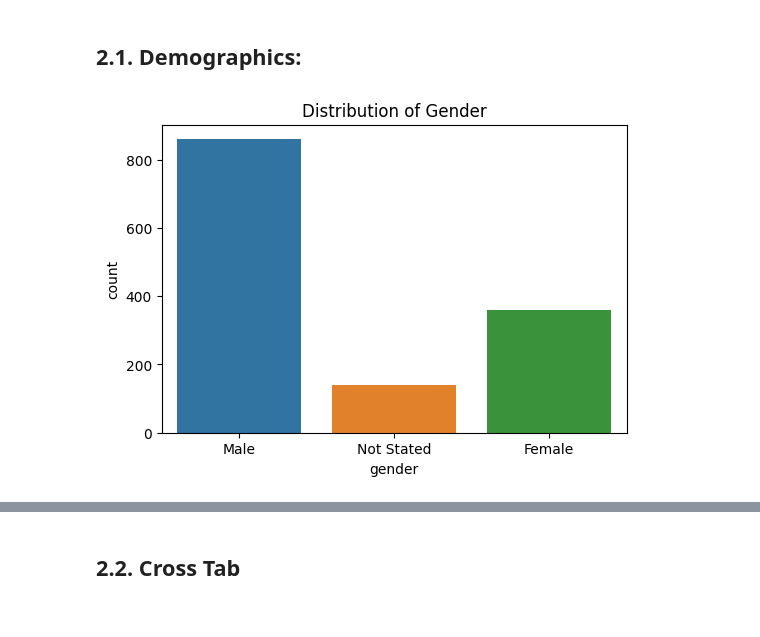
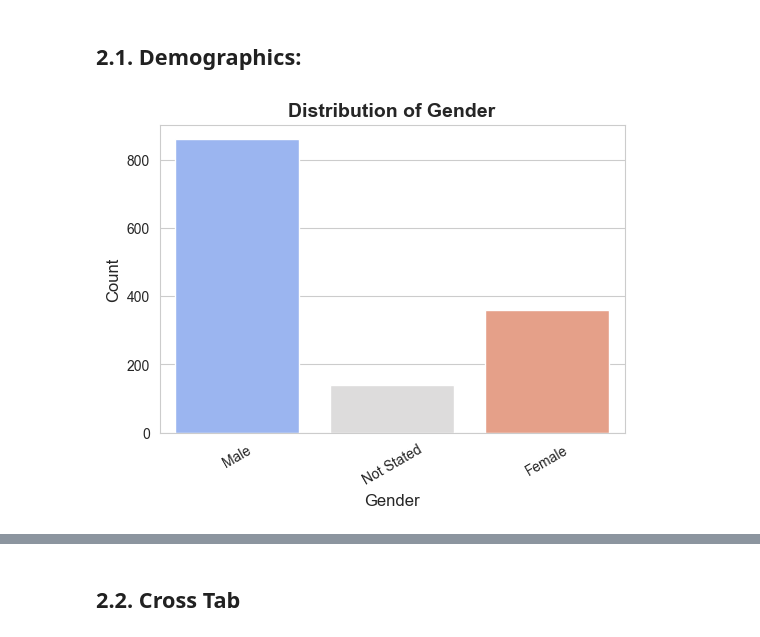
Before and after one commit to bernardomendonca/v2g-survey-analysis, a Jupyter notebook: 2_contextual_data.ipynb, the cells around one changed output, grey strips where cells are left out. Saved outputs shown, nothing was run; the diff lists cells and outputs as text; code cells hidden in the pictures.

```diff
--- a/2_contextual_data.ipynb
+++ b/2_contextual_data.ipynb
@@ -72,9 +73,13 @@ Sample of the combined DataFrame:
 # %% [markdown]
 ## 2.1. Demographics:
 # %%
-plt.figure(figsize=(6,4))
-sns.countplot(x="gender", data=df)
-plt.title("Distribution of Gender")
+plt.figure(figsize=(6, 4))
+sns.set_style("whitegrid")  # Add a background grid
+sns.countplot(x="gender", data=df, palette="coolwarm")  # Use a color palette
+plt.title("Distribution of Gender", fontsize=14, fontweight="bold")
+plt.xlabel("Gender", fontsize=12)
+plt.ylabel("Count", fontsize=12)
+plt.xticks(rotation=30)  # Rotate labels for better readability
 plt.show()
 # %% [output]
-[figure, old version]
+[figure, new version]
```
Also changed, not shown: parts of 48 cells of this notebook, 6 other files.
